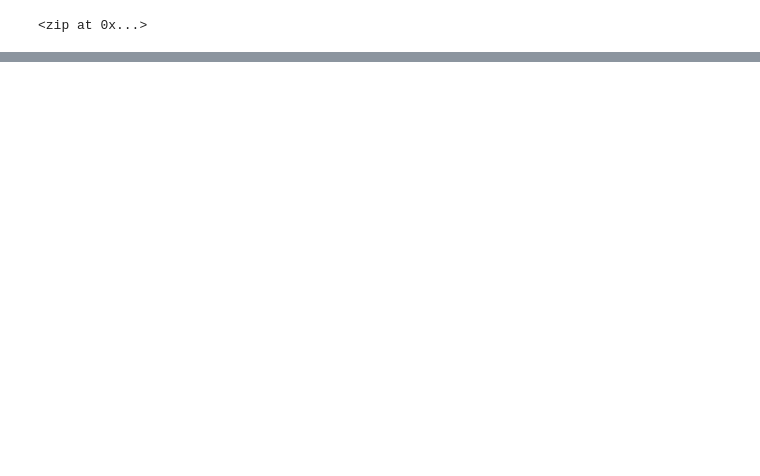
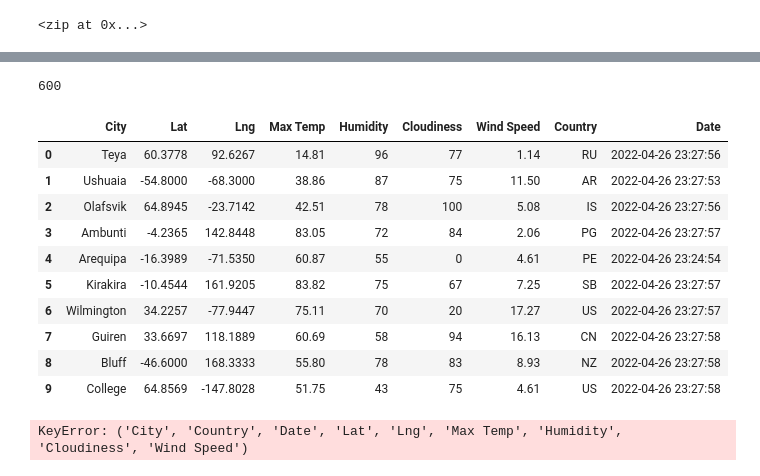
Before and after one commit to khend10/World_Weather_Analysis, a Jupyter notebook: WeatherPy.ipynb, the cells around one changed output, grey strips where cells are left out. Drawn from its saved outputs; the diff is of its cells as text; code cells hidden in the pictures; blank space fills up the shorter version.

```diff
--- a/WeatherPy.ipynb
+++ b/WeatherPy.ipynb
@@ -33,0 +44,4 @@ len(cities)
+# %%
+# Starting URL for Weather Map API Call.
+url = "http://api.openweathermap.org/data/2.5/weather?units=Imperial&APPID=" + weather_api_key
+print(url)
@@ -33,0 +142,25 @@ len(cities)
+# %%
+len(city_data)
+# %% [output]
+600
+# %%
+# Convert the array of dictionaries to a Pandas DataFrame.
+city_data_df = pd.DataFrame(city_data)
+city_data_df.head(10)
+# %% [output]
+|  | City | Lat | Lng | Max Temp | Humidity | Cloudiness | Wind Speed | Country | Date |
+| 0 | Teya | 60.3778 | 92.6267 | 14.81 | 96 | 77 | 1.14 | RU | 2022-04-26 23:27:56 |
+| 1 | Ushuaia | -54.8000 | -68.3000 | 38.86 | 87 | 75 | 11.50 | AR | 2022-04-26 23:27:53 |
+| 2 | Olafsvik | 64.8945 | -23.7142 | 42.51 | 78 | 100 | 5.08 | IS | 2022-04-26 23:27:56 |
+| 3 | Ambunti | -4.2365 | 142.8448 | 83.05 | 72 | 84 | 2.06 | PG | 2022-04-26 23:27:57 |
+| 4 | Arequipa | -16.3989 | -71.5350 | 60.87 | 55 | 0 | 4.61 | PE | 2022-04-26 23:24:54 |
+| 5 | Kirakira | -10.4544 | 161.9205 | 83.82 | 75 | 67 | 7.25 | SB | 2022-04-26 23:27:57 |
+| 6 | Wilmington | 34.2257 | -77.9447 | 75.11 | 70 | 20 | 17.27 | US | 2022-04-26 23:27:57 |
+| 7 | Guiren | 33.6697 | 118.1889 | 60.69 | 58 | 94 | 16.13 | CN | 2022-04-26 23:27:58 |
+| 8 | Bluff | -46.6000 | 168.3333 | 55.80 | 78 | 83 | 8.93 | NZ | 2022-04-26 23:27:58 |
+| 9 | College | 64.8569 | -147.8028 | 51.75 | 43 | 75 | 4.61 | US | 2022-04-26 23:27:58 |
+# %%
+city_data_df = city_data_df['City', 'Country', 'Date', 'Lat', 'Lng', 'Max Temp', 'Humidity', 'Cloudiness', 'Wind Speed']
+city_data_df.head()
+# %% [output]
+KeyError: ('City', 'Country', 'Date', 'Lat', 'Lng', 'Max Temp', 'Humidity', 'Cloudiness', 'Wind Speed')
```
Also changed, not shown: parts of 6 cells of this notebook, 3 other files.
